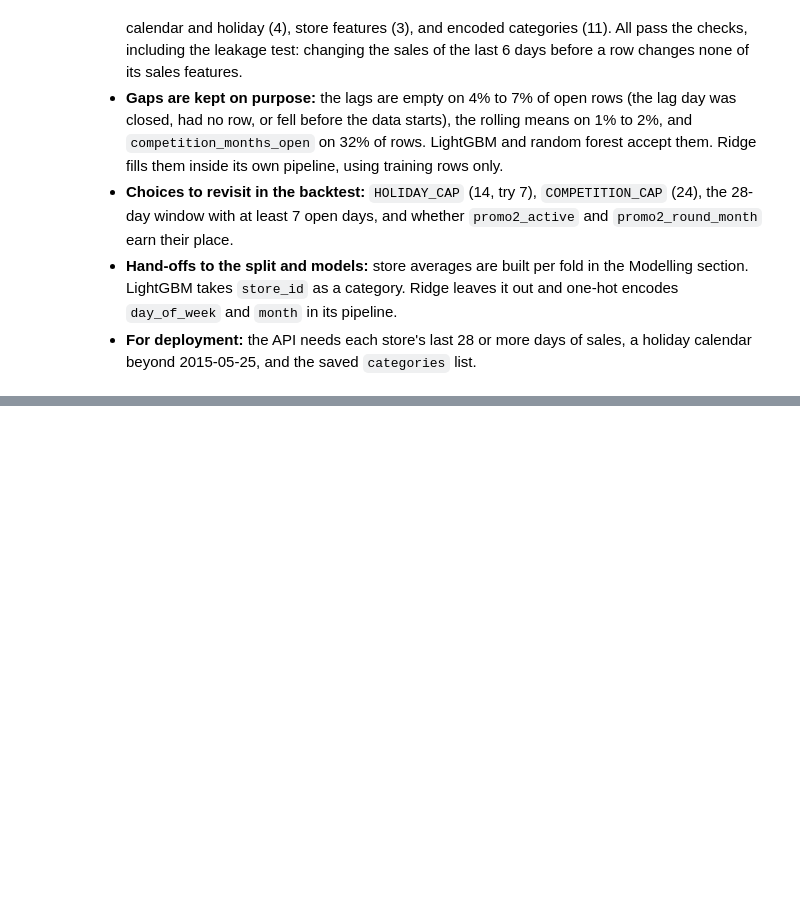
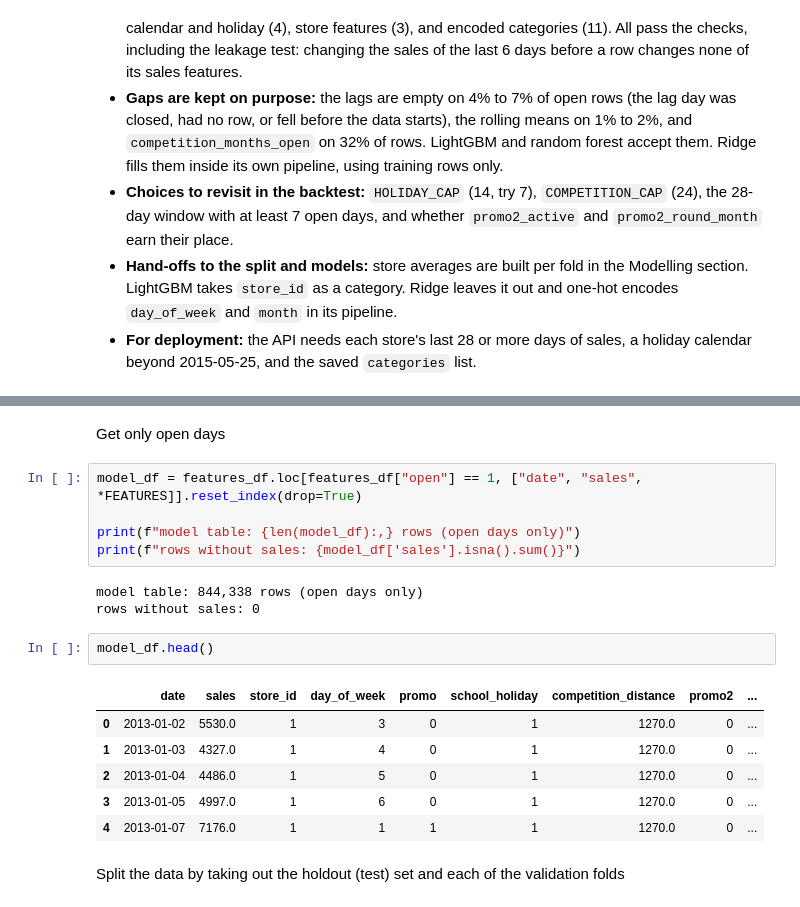
Before and after one commit to rimvelvet31/rossmann-retail-demand-forecasting, a Jupyter notebook: notebooks/notebook.ipynb, the cells around one changed output, grey strips where cells are left out. Saved outputs shown, nothing was run; the diff lists cells and outputs as text; blank space fills up the shorter version.

Commit message:
feat: add data splitting to notebook

```diff
--- a/notebooks/notebook.ipynb
+++ b/notebooks/notebook.ipynb
@@ -2203,0 +2227,21 @@ PASS  ...but do react to sales exactly 7 days back (the test has teeth)
+# %% [markdown]
+Get only open days
+# %%
+model_df = features_df.loc[features_df["open"] == 1, ["date", "sales", *FEATURES]].reset_index(drop=True)
+
+print(f"model table: {len(model_df):,} rows (open days only)")
+print(f"rows without sales: {model_df['sales'].isna().sum()}")
+# %% [output]
+model table: 844,338 rows (open days only)
+rows without sales: 0
+# %%
+model_df.head()
+# %% [output]
+|  | date | sales | store_id | day_of_week | promo | school_holiday | competition_distance | promo2 | ... |
+| 0 | 2013-01-02 | 5530.0 | 1 | 3 | 0 | 1 | 1270.0 | 0 | ... |
+| 1 | 2013-01-03 | 4327.0 | 1 | 4 | 0 | 1 | 1270.0 | 0 | ... |
+| 2 | 2013-01-04 | 4486.0 | 1 | 5 | 0 | 1 | 1270.0 | 0 | ... |
+| 3 | 2013-01-05 | 4997.0 | 1 | 6 | 0 | 1 | 1270.0 | 0 | ... |
+| 4 | 2013-01-07 | 7176.0 | 1 | 1 | 1 | 1 | 1270.0 | 0 | ... |
+# %% [markdown]
+Split the data by taking out the holdout (test) set and each of the validation folds
```
Also changed, not shown: parts of 11 cells of this notebook.
